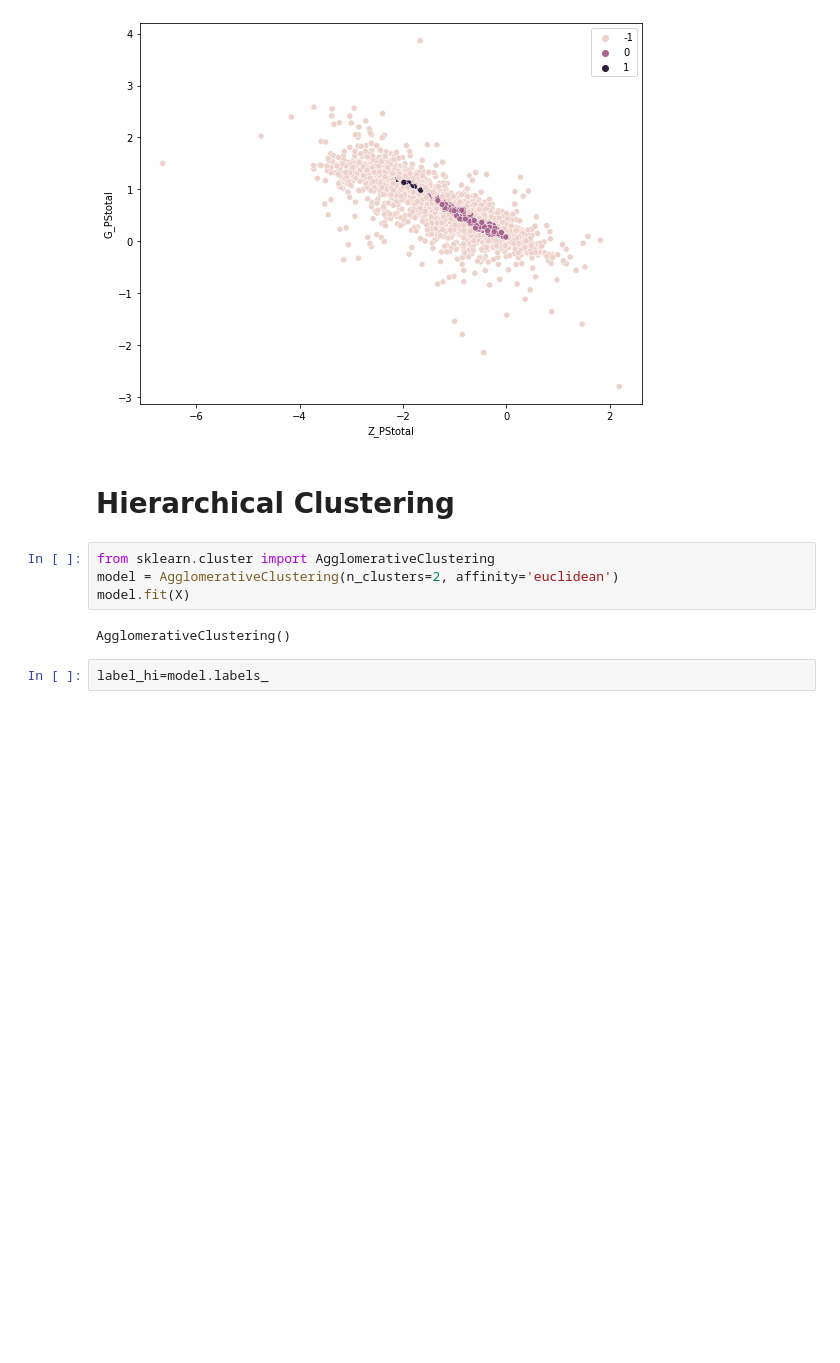
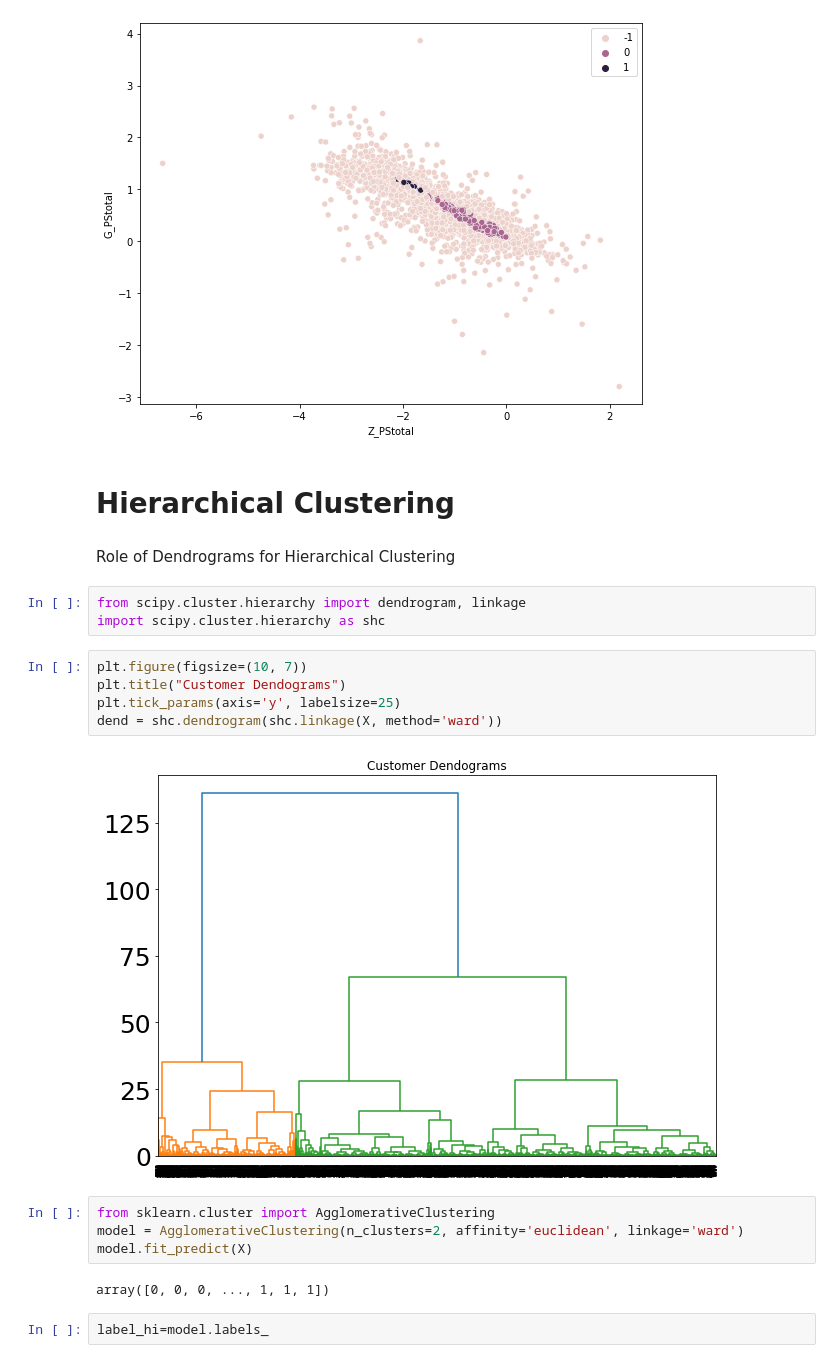
Before and after one commit to AngelGSoto/SPLUS_EmissionObject, a Jupyter notebook: 3filter_noflat/Color color diagrams and others things.ipynb, the cells around one changed output. Cells and saved outputs as stored; diff of their text form; blank space fills up the shorter version.

```diff
--- a/3filter_noflat/Color color diagrams and others things.ipynb
+++ b/3filter_noflat/Color color diagrams and others things.ipynb
@@ -377,12 +377,24 @@ sns.scatterplot(zg, gr,
 [figure]
 # %% [markdown]
 # Hierarchical Clustering
+# %% [markdown]
+Role of Dendrograms for Hierarchical Clustering
+# %%
+from scipy.cluster.hierarchy import dendrogram, linkage
+import scipy.cluster.hierarchy as shc
+# %%
+plt.figure(figsize=(10, 7))
+plt.title("Customer Dendograms")
+plt.tick_params(axis='y', labelsize=25)
+dend = shc.dendrogram(shc.linkage(X, method='ward'))
+# %% [output]
+[figure, added]
 # %%
 from sklearn.cluster import AgglomerativeClustering
-model = AgglomerativeClustering(n_clusters=2, affinity='euclidean')
-model.fit(X)
+model = AgglomerativeClustering(n_clusters=2, affinity='euclidean', linkage='ward')
+model.fit_predict(X)
 # %% [output]
-AgglomerativeClustering()
+array([0, 0, 0, ..., 1, 1, 1])
 # %%
 label_hi=model.labels_
 # %%
```
Also changed, not shown: parts of 8 cells of this notebook, 18 other files.
